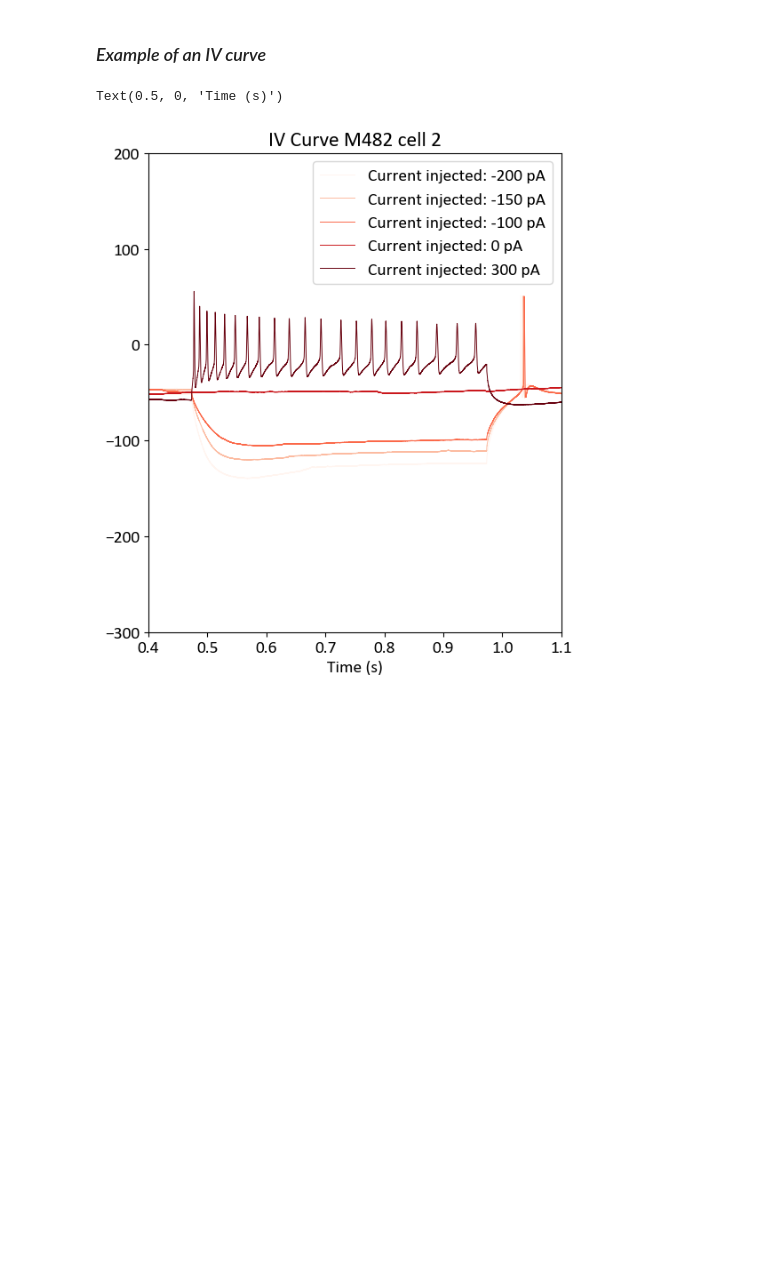
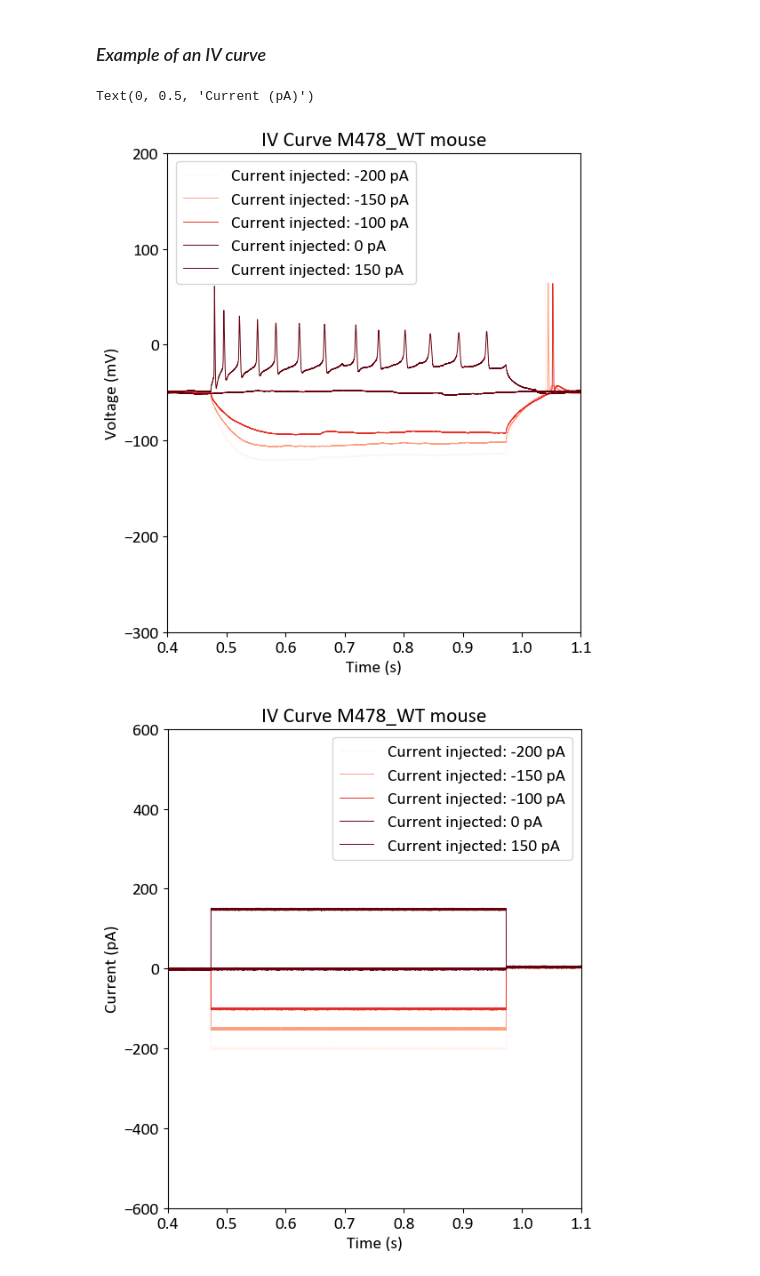
Before and after one commit to OmeRichWeizmann/Yizhar_lab, a Jupyter notebook: Uri's_Sapap3/ephys_sapap3_vs_wt.ipynb, the cells around one changed output. Cells and saved outputs as stored; diff of their text form; code cells hidden in the pictures; blank space fills up the shorter version.

```diff
--- a/Uri's_Sapap3/ephys_sapap3_vs_wt.ipynb
+++ b/Uri's_Sapap3/ephys_sapap3_vs_wt.ipynb
@@ -7,38 +7,49 @@
 import os
 import numpy as np
 import matplotlib.pyplot as plt
+import matplotlib.cm as cm
 import pyabf
 from scipy import signal
 from scipy.signal import find_peaks
 from scipy.optimize import curve_fit
 import pandas as pd
-import matplotlib.cm as cm
+from scipy.signal import welch
 from functions_for_uri import *
+import seaborn as sns
 
-# Set Calibri font for all plots
+plt.rcParams.update({'font.size': 14})
 plt.rcParams['font.family'] = 'Calibri'
-plt.rcParams['font.size'] = 14
-plt.rcParams['font.sans-serif'] = ['Calibri', 'Arial', 'DejaVu Sans', 'Liberation Sans']
+plt.rcParams['font.sans-serif'] = ['Calibri']
 # %% [markdown]
 ### *Example of an IV curve*
 # %%
-iv_path = r"""Z:\Omer\Ph.D\Project- Uri's sapap3ko_vs_wt_crh_cells\Data\14.07.25\2025_07_14_0006.abf"""
-abf = pyabf.ABF(iv_path)
-colormap = 'Reds'
+iv_path_wt_mouse = r"""Z:\Omer\Ph.D\Project- Uri's sapap3ko_vs_wt_crh_cells\Data\DATA for analysis\WT\3.8.25\2025_08_03_0000.abf"""
+abf = pyabf.ABF(iv_path_wt_mouse)
+colormap = 'Reds'  # You can change this to any colormap you prefer
 cmap = cm.get_cmap(colormap)
-sweeps_to_plot =[0,1,2,4,10] # I'm choosing those specific sweeps to plot
 plt.figure(figsize=(6, 7))
-
+plt.title("IV Curve M478_WT mouse")
+sweeps_to_plot =[0,1,2,4,7]
 for idx, sweep in enumerate(sweeps_to_plot):
     abf.setSweep(sweep)
-    plt.plot(abf.sweepX,abf.sweepY,label=f'Current injected: {(-200)+(sweep)*50} pA',color=cmap(idx / (len(sweeps_to_plot)-1)),linewidth=0.7)
-
-plt.title("IV Curve M482 cell 2")
-plt.xlabel("Time (s)")
-plt.ylabel("Voltage (mV)")
+    plt.plot(abf.sweepX,abf.sweepY,label=f'Current injected: {(-200)+(sweep)*50} pA',color=cmap(idx / (len(sweeps_to_plot)-2)),linewidth=0.7)
 plt.legend()
 plt.ylim(-300, 200)
 plt.xlim(0.4, 1.1)
+plt.xlabel("Time (s)")
+plt.ylabel("Voltage (mV)")
+
+plt.figure(figsize=(6, 7))
+plt.title("IV Curve M478_WT mouse")
+for idx, sweep in enumerate(sweeps_to_plot):
+    abf.setSweep(sweep,1)
+    plt.plot(abf.sweepX,abf.sweepY,label=f'Current injected: {(-200)+(sweep)*50} pA',color=cmap(idx / (len(sweeps_to_plot)-2)),linewidth=0.7)
+plt.legend()
+plt.ylim(-600, 600)
+plt.xlim(0.4, 1.1)
+plt.xlabel("Time (s)")
+plt.ylabel("Current (pA)")
 # %% [output]
-Text(0.5, 0, 'Time (s)')
+Text(0, 0.5, 'Current (pA)')
-[figure, old version]
+[figure, new version]
+[figure, added]
```
Also changed, not shown: parts of 21 cells of this notebook, 1 other file.
